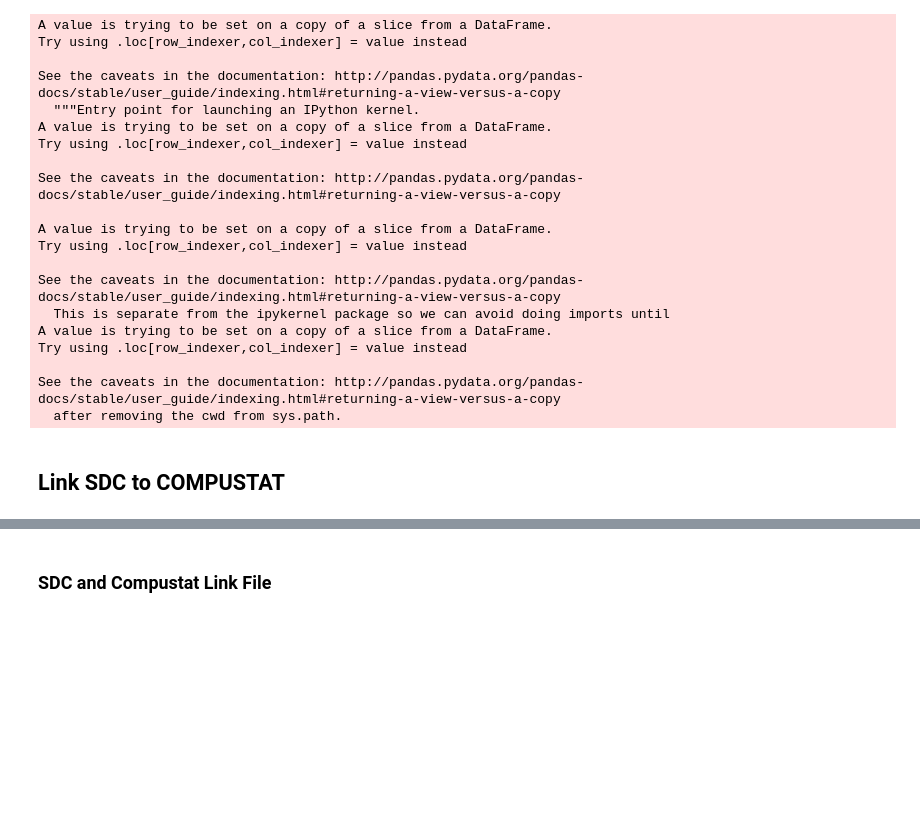
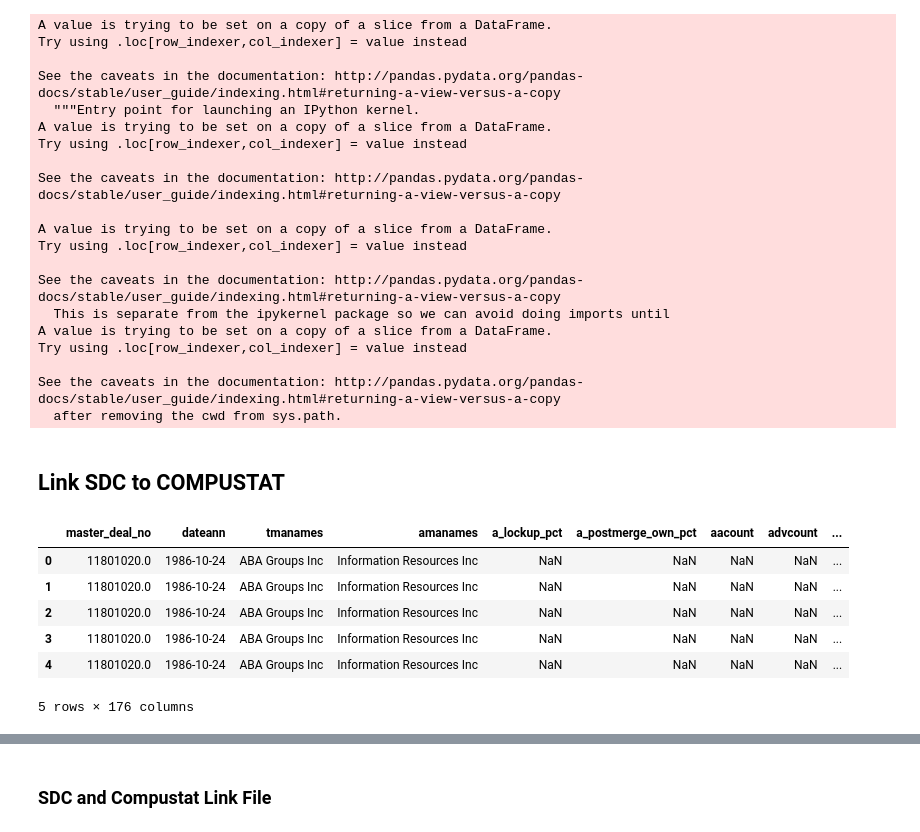
Before and after one commit to heejinohn/cko2019, a Jupyter notebook: 1_code/Review_IV.ipynb, the cells around one changed output, grey strips where cells are left out. Saved outputs shown, nothing was run; the diff lists cells and outputs as text; code cells hidden in the pictures; blank space fills up the shorter version.

```diff
--- a/1_code/Review_IV.ipynb
+++ b/1_code/Review_IV.ipynb
@@ -203,2 +238,12 @@ See the caveats in the documentation: http://pandas.pydata.org/pandas-docs/stabl
 # %% [markdown]
 ## Link SDC to COMPUSTAT
+# %%
+compmna.head()
+# %% [output]
+|  | master_deal_no | dateann | tmanames | amanames | a_lockup_pct | a_postmerge_own_pct | aacount | advcount | ... |
+| 0 | 11801020.0 | 1986-10-24 | ABA Groups Inc | Information Resources Inc | NaN | NaN | NaN | NaN | ... |
+| 1 | 11801020.0 | 1986-10-24 | ABA Groups Inc | Information Resources Inc | NaN | NaN | NaN | NaN | ... |
+| 2 | 11801020.0 | 1986-10-24 | ABA Groups Inc | Information Resources Inc | NaN | NaN | NaN | NaN | ... |
+| 3 | 11801020.0 | 1986-10-24 | ABA Groups Inc | Information Resources Inc | NaN | NaN | NaN | NaN | ... |
+| 4 | 11801020.0 | 1986-10-24 | ABA Groups Inc | Information Resources Inc | NaN | NaN | NaN | NaN | ... |
+5 rows × 176 columns
```
Also changed, not shown: parts of 142 cells of this notebook, 1 other file.
